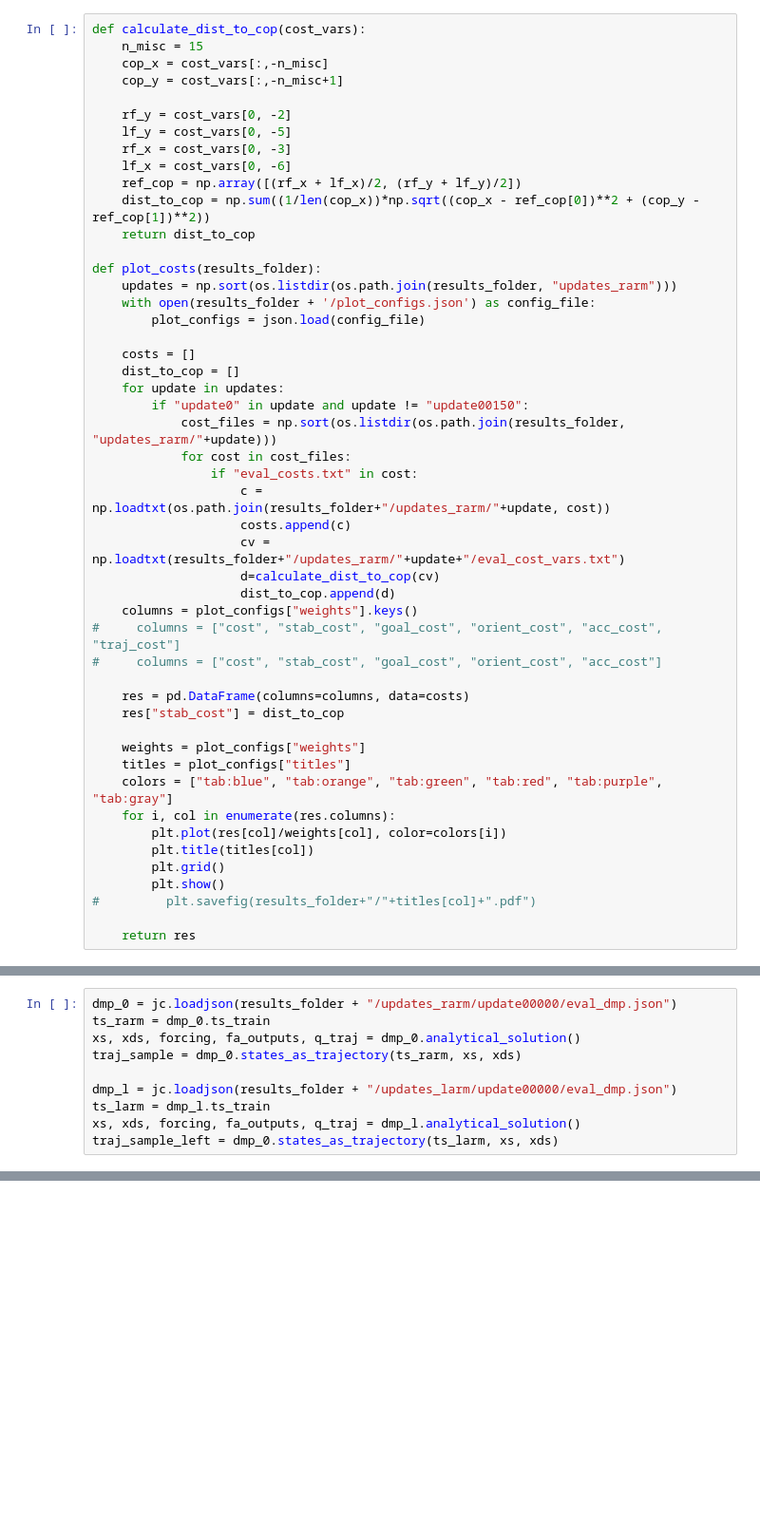
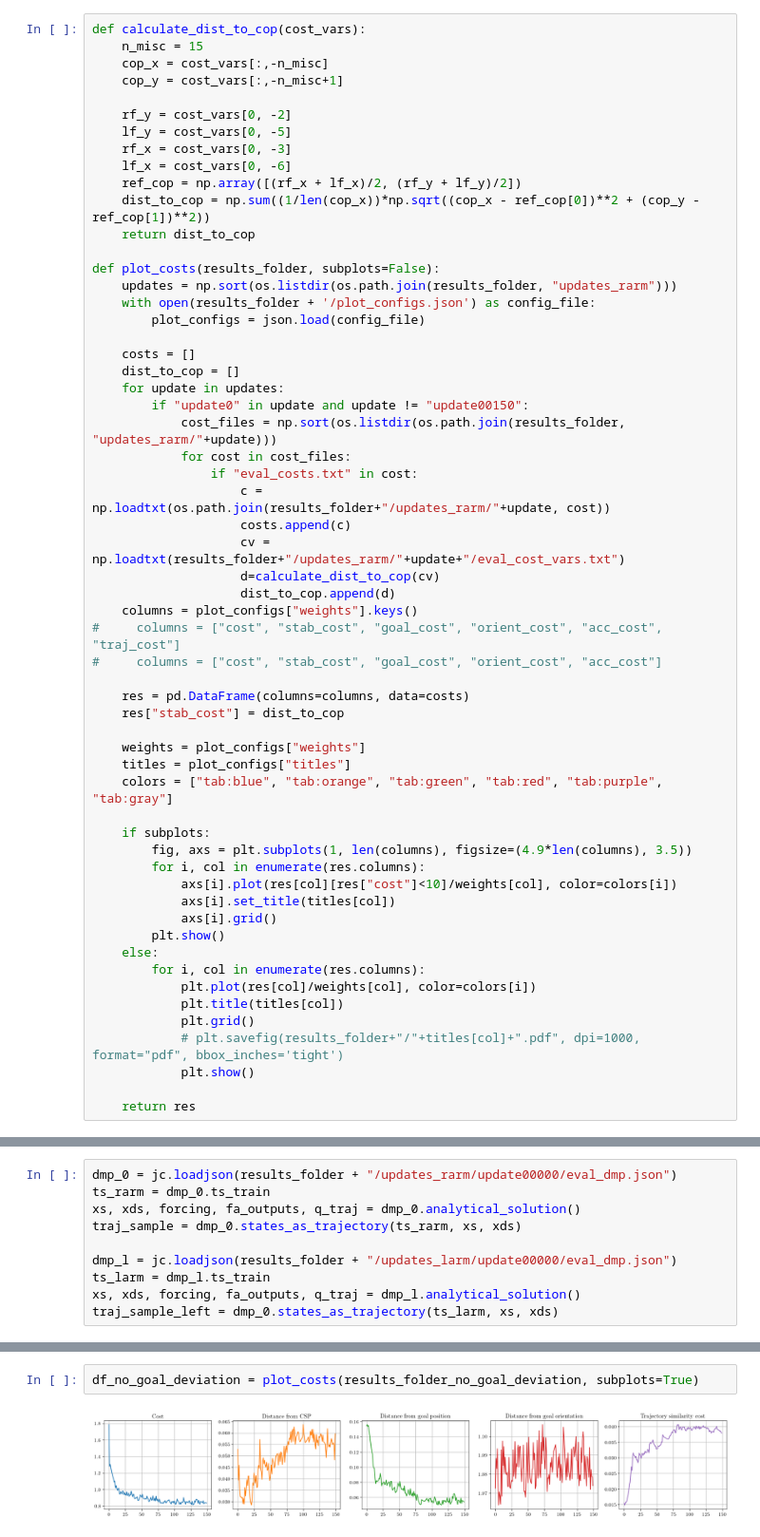
Before and after one commit to Savevska/dmpbbo, a Jupyter notebook: examples/catkin_ws/src/reaching_task_cart/plot_results.ipynb, the cells around one changed output, grey strips where cells are left out. Shown at 95% size. Saved outputs shown, nothing was run; the diff lists cells and outputs as text; blank space fills up the shorter version.

```diff
--- a/examples/catkin_ws/src/reaching_task_cart/plot_results.ipynb
+++ b/examples/catkin_ws/src/reaching_task_cart/plot_results.ipynb
@@ -23,7 +46,7 @@ def calculate_dist_to_cop(cost_vars):
     dist_to_cop = np.sum((1/len(cop_x))*np.sqrt((cop_x - ref_cop[0])**2 + (cop_y - ref_cop[1])**2))
     return dist_to_cop
 
-def plot_costs(results_folder):
+def plot_costs(results_folder, subplots=False):
     updates = np.sort(os.listdir(os.path.join(results_folder, "updates_rarm")))
     with open(results_folder + '/plot_configs.json') as config_file:
         plot_configs = json.load(config_file)
@@ -50,12 +73,21 @@ def plot_costs(results_folder):
     weights = plot_configs["weights"]
     titles = plot_configs["titles"]
     colors = ["tab:blue", "tab:orange", "tab:green", "tab:red", "tab:purple", "tab:gray"]
-    for i, col in enumerate(res.columns):
-        plt.plot(res[col]/weights[col], color=colors[i])
-        plt.title(titles[col])
-        plt.grid()
+
+    if subplots:
+        fig, axs = plt.subplots(1, len(columns), figsize=(4.9*len(columns), 3.5))
+        for i, col in enumerate(res.columns):
+            axs[i].plot(res[col][res["cost"]<10]/weights[col], color=colors[i])
+            axs[i].set_title(titles[col])
+            axs[i].grid()
         plt.show()
-#         plt.savefig(results_folder+"/"+titles[col]+".pdf")
+    else:
+        for i, col in enumerate(res.columns):
+            plt.plot(res[col]/weights[col], color=colors[i])
+            plt.title(titles[col])
+            plt.grid()
+            # plt.savefig(results_folder+"/"+titles[col]+".pdf", dpi=1000, format="pdf", bbox_inches='tight')
+            plt.show()
 
     return res
 # %%
@@ -202,0 +494,4 @@ array([-0.01774773,  0.4146946 , -0.19042965])
+# %%
+df_no_goal_deviation = plot_costs(results_folder_no_goal_deviation, subplots=True)
+# %% [output]
+[figure, added]
```
Also changed, not shown: parts of 45 cells of this notebook, 50 other files.
